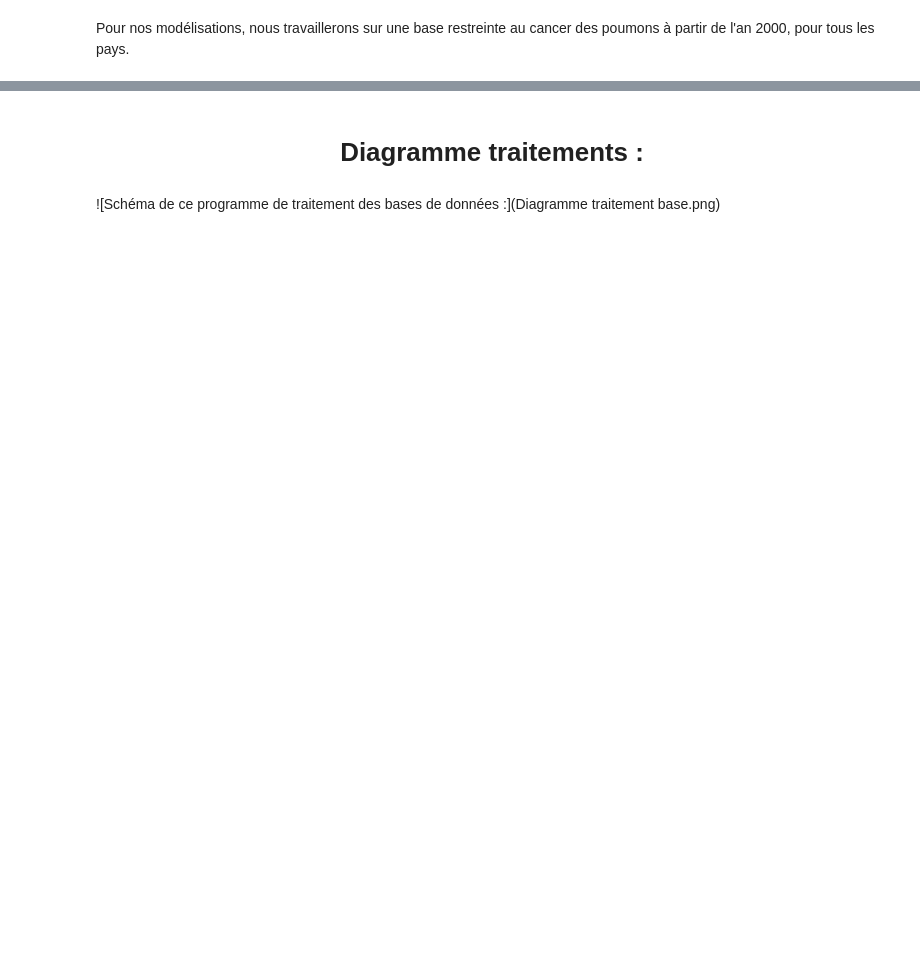
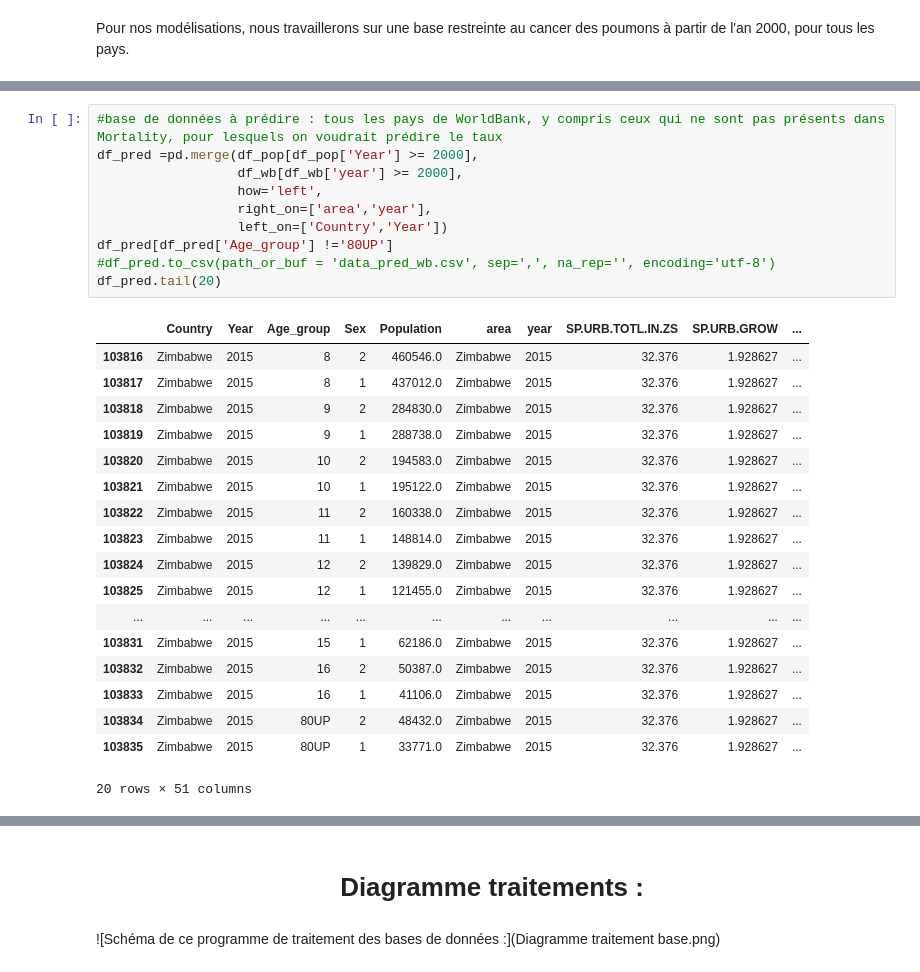
Before and after one commit to assitanDiarra/ENSAE_Python, a Jupyter notebook: traitement base de données.ipynb, the cells around one changed output, grey strips where cells are left out. Saved outputs shown, nothing was run; the diff lists cells and outputs as text; blank space fills up the shorter version.

```diff
--- a/traitement base de données.ipynb
+++ b/traitement base de données.ipynb
@@ -404,0 +444,29 @@ df_sub = df[(df['Year'] >= 2000) & (df['Cancer_code']=='C33,C34') ].copy()
+# %%
+#base de données à prédire : tous les pays de WorldBank, y compris ceux qui ne sont pas présents dans Mortality, pour lesquels on voudrait prédire le taux
+df_pred =pd.merge(df_pop[df_pop['Year'] >= 2000],
+                  df_wb[df_wb['year'] >= 2000],
+                  how='left',
+                  right_on=['area','year'],
+                  left_on=['Country','Year'])
+df_pred[df_pred['Age_group'] !='80UP']
+#df_pred.to_csv(path_or_buf = 'data_pred_wb.csv', sep=',', na_rep='', encoding='utf-8')
+df_pred.tail(20)
+# %% [output]
+|  | Country | Year | Age_group | Sex | Population | area | year | SP.URB.TOTL.IN.ZS | SP.URB.GROW | ... |
+| 103816 | Zimbabwe | 2015 | 8 | 2 | 460546.0 | Zimbabwe | 2015 | 32.376 | 1.928627 | ... |
+| 103817 | Zimbabwe | 2015 | 8 | 1 | 437012.0 | Zimbabwe | 2015 | 32.376 | 1.928627 | ... |
+| 103818 | Zimbabwe | 2015 | 9 | 2 | 284830.0 | Zimbabwe | 2015 | 32.376 | 1.928627 | ... |
+| 103819 | Zimbabwe | 2015 | 9 | 1 | 288738.0 | Zimbabwe | 2015 | 32.376 | 1.928627 | ... |
+| 103820 | Zimbabwe | 2015 | 10 | 2 | 194583.0 | Zimbabwe | 2015 | 32.376 | 1.928627 | ... |
+| 103821 | Zimbabwe | 2015 | 10 | 1 | 195122.0 | Zimbabwe | 2015 | 32.376 | 1.928627 | ... |
+| 103822 | Zimbabwe | 2015 | 11 | 2 | 160338.0 | Zimbabwe | 2015 | 32.376 | 1.928627 | ... |
+| 103823 | Zimbabwe | 2015 | 11 | 1 | 148814.0 | Zimbabwe | 2015 | 32.376 | 1.928627 | ... |
+| 103824 | Zimbabwe | 2015 | 12 | 2 | 139829.0 | Zimbabwe | 2015 | 32.376 | 1.928627 | ... |
+| 103825 | Zimbabwe | 2015 | 12 | 1 | 121455.0 | Zimbabwe | 2015 | 32.376 | 1.928627 | ... |
+| ... | ... | ... | ... | ... | ... | ... | ... | ... | ... | ... |
+| 103831 | Zimbabwe | 2015 | 15 | 1 | 62186.0 | Zimbabwe | 2015 | 32.376 | 1.928627 | ... |
+| 103832 | Zimbabwe | 2015 | 16 | 2 | 50387.0 | Zimbabwe | 2015 | 32.376 | 1.928627 | ... |
+| 103833 | Zimbabwe | 2015 | 16 | 1 | 41106.0 | Zimbabwe | 2015 | 32.376 | 1.928627 | ... |
+| 103834 | Zimbabwe | 2015 | 80UP | 2 | 48432.0 | Zimbabwe | 2015 | 32.376 | 1.928627 | ... |
+| 103835 | Zimbabwe | 2015 | 80UP | 1 | 33771.0 | Zimbabwe | 2015 | 32.376 | 1.928627 | ... |
+20 rows × 51 columns
```
Also changed, not shown: parts of 20 cells of this notebook.
